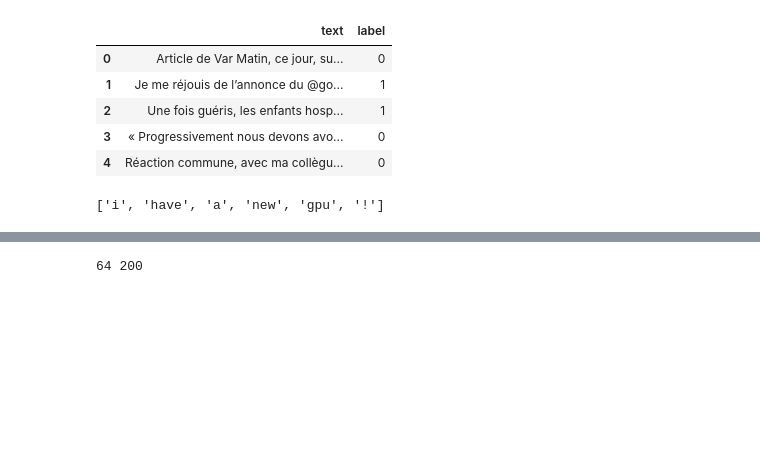
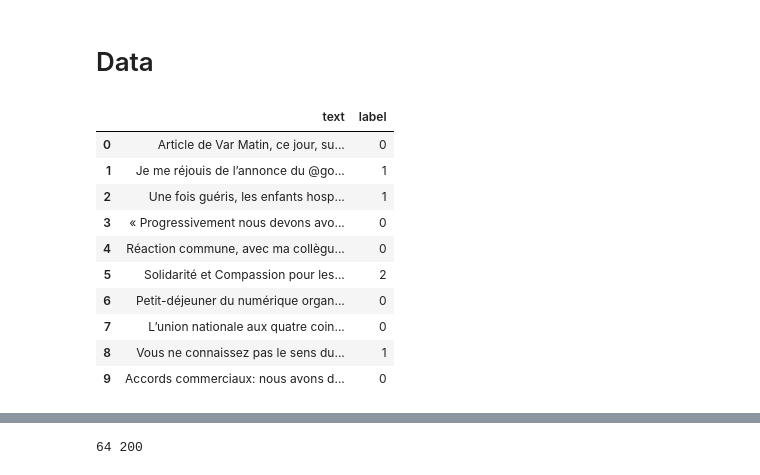
Before and after one commit to mthsansu/MLNLP, a Jupyter notebook: Code/Baseline_using_paTable.ipynb, the cells around one changed output, grey strips where cells are left out. Cells and saved outputs as stored; diff of their text form; code cells hidden in the pictures; blank space fills up the shorter version.

```diff
--- a/Code/Baseline_using_paTable.ipynb
+++ b/Code/Baseline_using_paTable.ipynb
@@ -21,16 +27,24 @@ import torch.nn.functional as F
+# %% [markdown]
+# Data
 # %%
 # Import data
 git_url = "https://raw.githubusercontent.com/mthsansu/MLNLP/main/Data/"
 df = pd.read_csv(git_url + 'df_baseline.csv')
 # %%
-# df = df.drop(columns=['Unnamed: 0'])
+# Format the data
+df = df.drop(columns=['Unnamed: 0'])
 df = df.rename(columns={'Label': 'label'})
 # %%
-df.head()
+df.head(10)
 # %% [output]
 |  | text | label |
 | 0 | Article de Var Matin, ce jour, su... | 0 |
 | 1 | Je me réjouis de l’annonce du @go... | 1 |
 | 2 | Une fois guéris, les enfants hosp... | 1 |
 | 3 | « Progressivement nous devons avo... | 0 |
 | 4 | Réaction commune, avec ma collègu... | 0 |
+| 5 | Solidarité et Compassion pour les... | 2 |
+| 6 | Petit-déjeuner du numérique organ... | 0 |
+| 7 | L’union nationale aux quatre coin... | 0 |
+| 8 | Vous ne connaissez pas le sens du... | 1 |
+| 9 | Accords commerciaux: nous avons d... | 0 |
@@ -40,11 +53,3 @@ df.head()
 train, validate, test = \
               np.split(df.sample(frac=1, random_state=42),
                        [int(.6*len(df)), int(.8*len(df))])
-# %%
-from nltk.tokenize import TweetTokenizer
-from tqdm.notebook import tqdm
-
-tok = TweetTokenizer()
-tok.tokenize("I have a new GPU!".lower())
-# %% [output]
-['i', 'have', 'a', 'new', 'gpu', '!']
```
Also changed, not shown: parts of 22 cells of this notebook.
